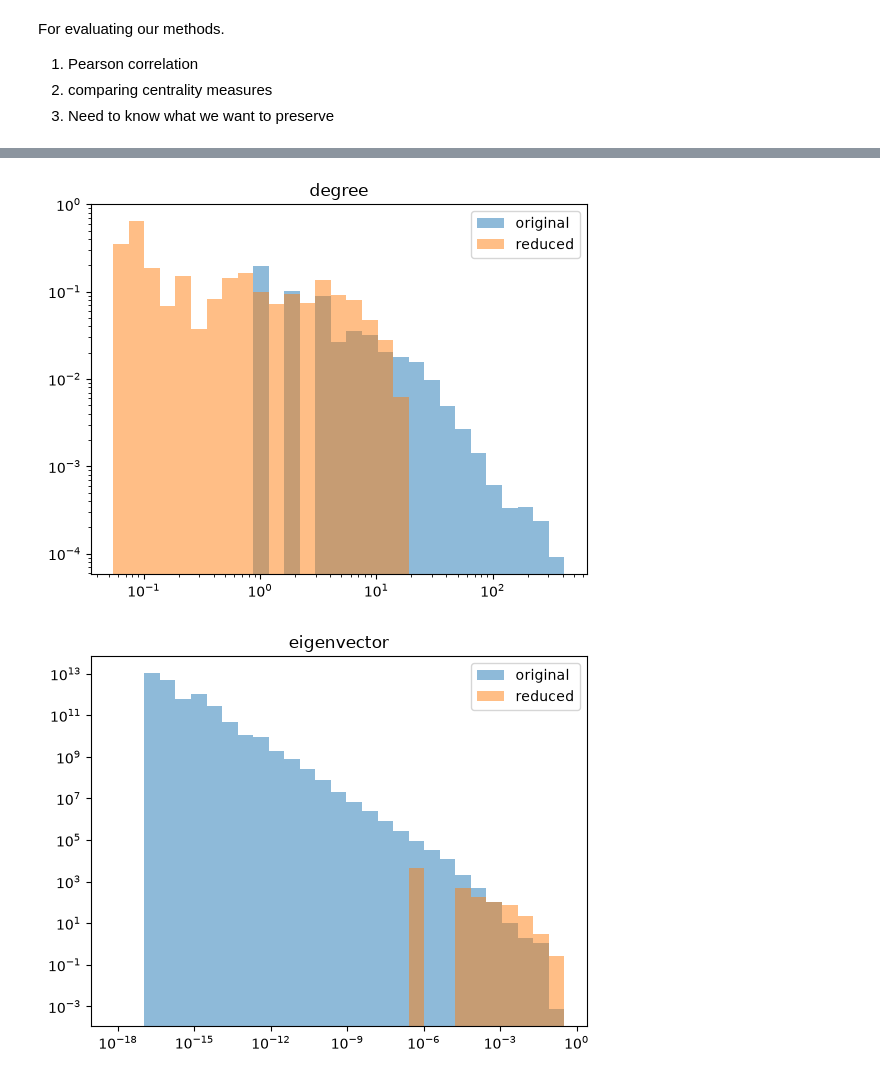
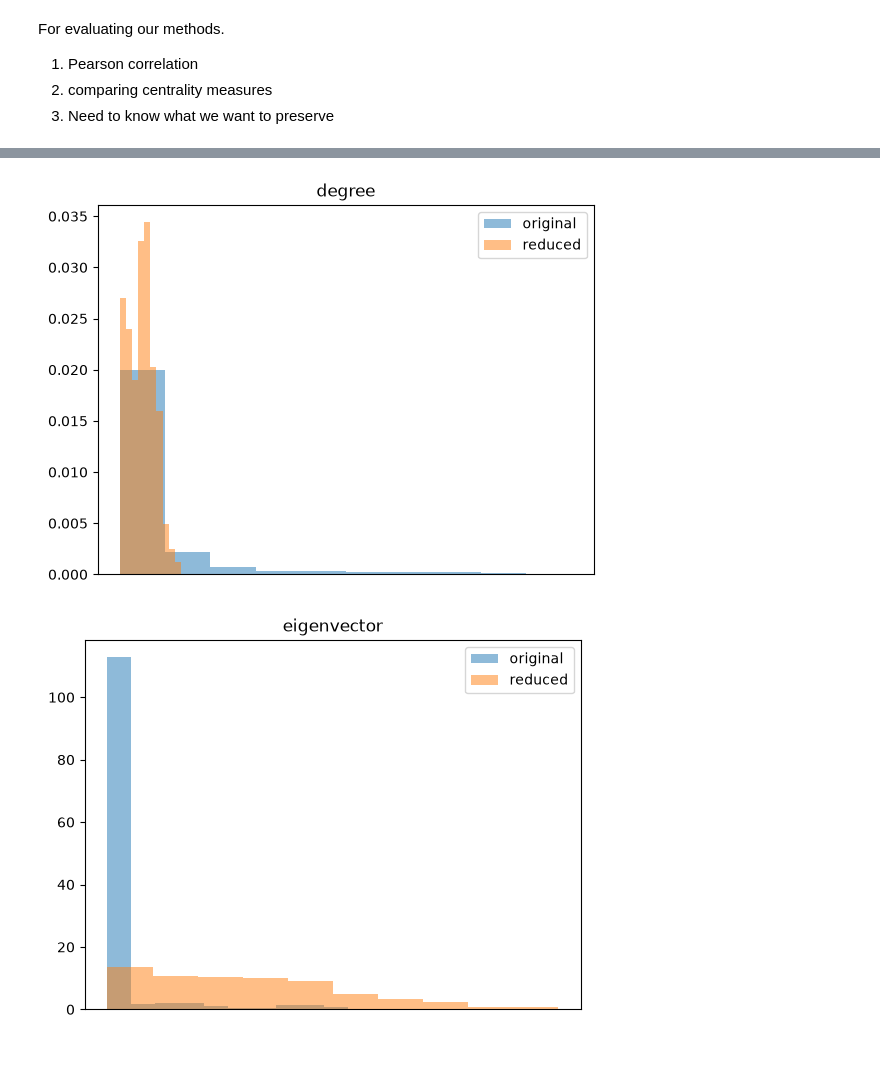
Before and after one commit to orlando2130/Math-3888-group-E, a Jupyter notebook: wk8_toolbox/wk8_toolbox.ipynb, the cells around one changed output, grey strips where cells are left out. Drawn from its saved outputs; the diff is of its cells as text; code cells hidden in the pictures.

```diff
--- a/wk8_toolbox/wk8_toolbox.ipynb
+++ b/wk8_toolbox/wk8_toolbox.ipynb
@@ -173,33 +177,26 @@ reduced_metrics.head()
 # %%
-n_bins = 30
+bins = np.linspace(0, 100, 30)
 alpha = 0.5
 
 for metric in metrics.columns:
 
-    if metric == 'protein':
+    if metric=='protein':
         continue
 
-    # combine both series to get a shared, positive-only range for this metric
-    combined = pd.concat([metrics[metric], reduced_metrics[metric]])
-    combined = combined[combined > 0]  # log-spaced bins need strictly positive values
-
-    if combined.empty:
-        print(f"Skipping {metric}: no positive values to plot on a log scale")
-        continue
-
-    bins = np.logspace(np.log10(combined.min()), np.log10(combined.max()), n_bins)
+    if metric=='subgraph':
+        metrics[metric] = np.log(metrics[metric])
+        reduced_metrics[metric] = np.log(reduced_metrics[metric])
 
     fig, ax = plt.subplots()
 
-    ax.hist(metrics[metric], bins=bins, density=True, alpha=alpha, label="original")
-    ax.hist(reduced_metrics[metric], bins=bins, density=True, alpha=alpha, label="reduced")
+    ax.hist(metrics[metric], density=True, alpha=alpha,label="original")
+    ax.hist(reduced_metrics[metric], density=True, alpha=alpha, label="reduced")
 
     ax.set_title(metric)
-    ax.set_xscale("log")
-    ax.set_yscale("log")
+    ax.set_xticks([])
+    plt.legend()
 
-    plt.legend()
     plt.show()
 # %% [output]
-[figure, old version]
+[figure, new version]
-[figure, old version]
+[figure, new version]
```
Also changed, not shown: parts of 16 cells of this notebook, 8 other files.
